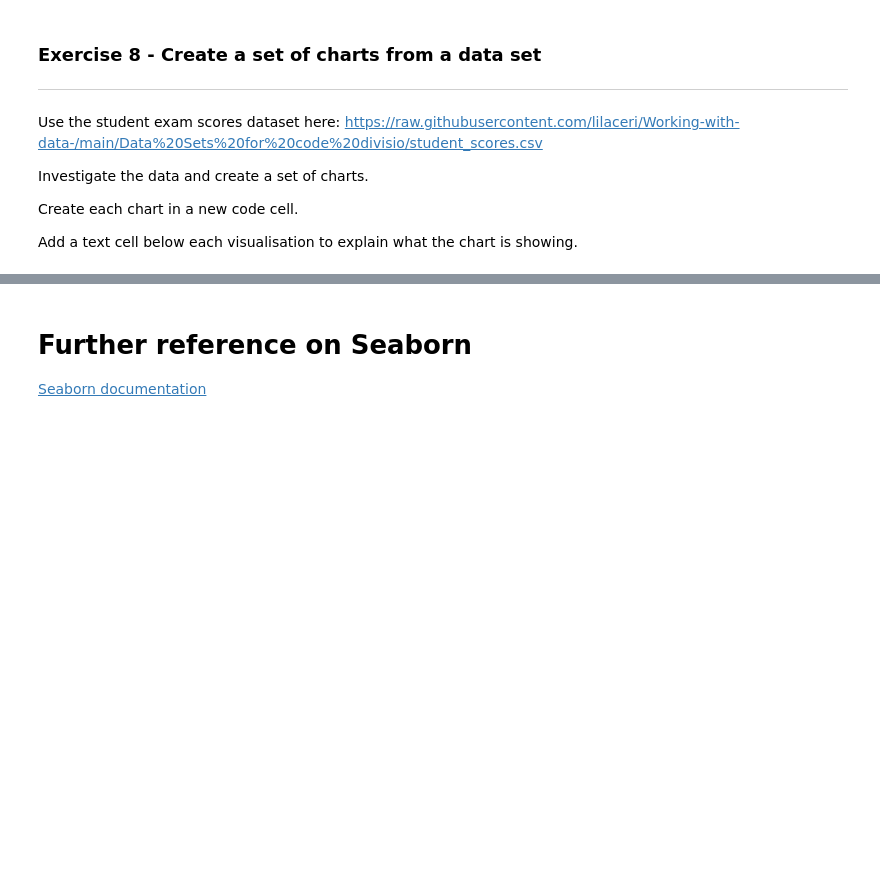
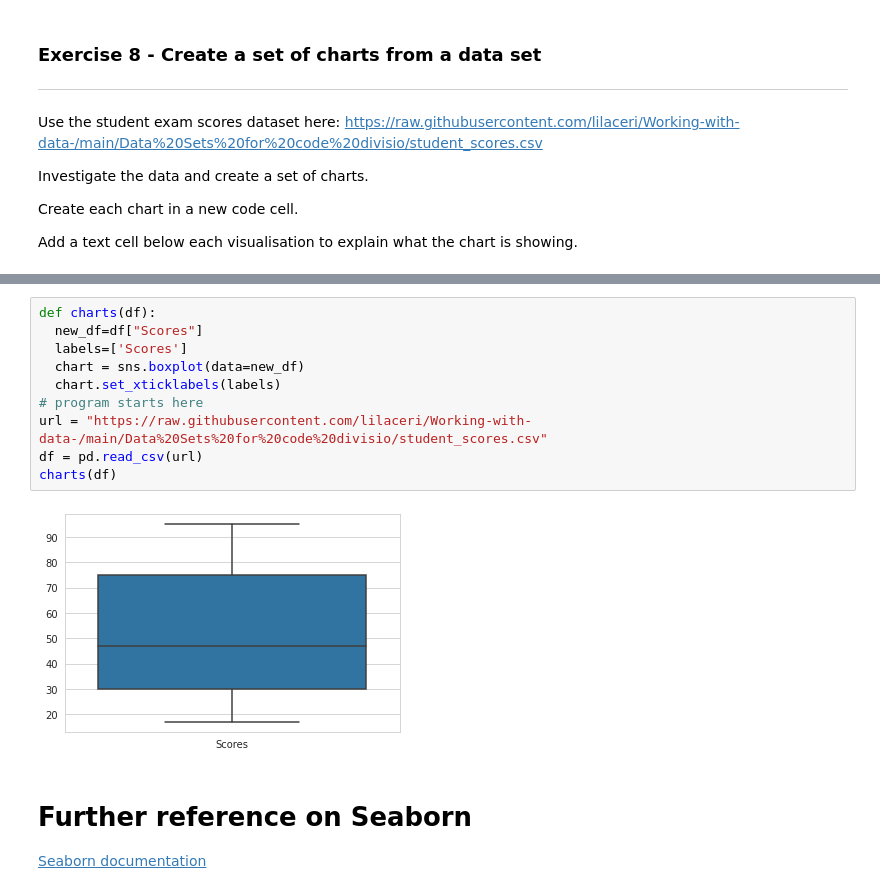
Before and after one commit to nacarvalentina/python-fundamentals, a Jupyter notebook: VN_7_2_Visualisation_with_Seaborn.ipynb, the cells around one changed output, grey strips where cells are left out. Saved outputs shown, nothing was run; the diff lists cells and outputs as text; blank space fills up the shorter version.

```diff
--- a/VN_7_2_Visualisation_with_Seaborn.ipynb
+++ b/VN_7_2_Visualisation_with_Seaborn.ipynb
@@ -300,3 +332,15 @@ Add a text cell below each visualisation to explain what the chart is showing.
+# %%
+def charts(df):
+  new_df=df["Scores"]
+  labels=['Scores']
+  chart = sns.boxplot(data=new_df)
+  chart.set_xticklabels(labels)
+# program starts here
+url = "https://raw.githubusercontent.com/lilaceri/Working-with-data-/main/Data%20Sets%20for%20code%20divisio/student_scores.csv"
+df = pd.read_csv(url)
+charts(df)
+# %% [output]
+[figure, added]
 # %% [markdown]
 # Further reference on Seaborn
 
```
Also changed, not shown: parts of 2 cells of this notebook.
